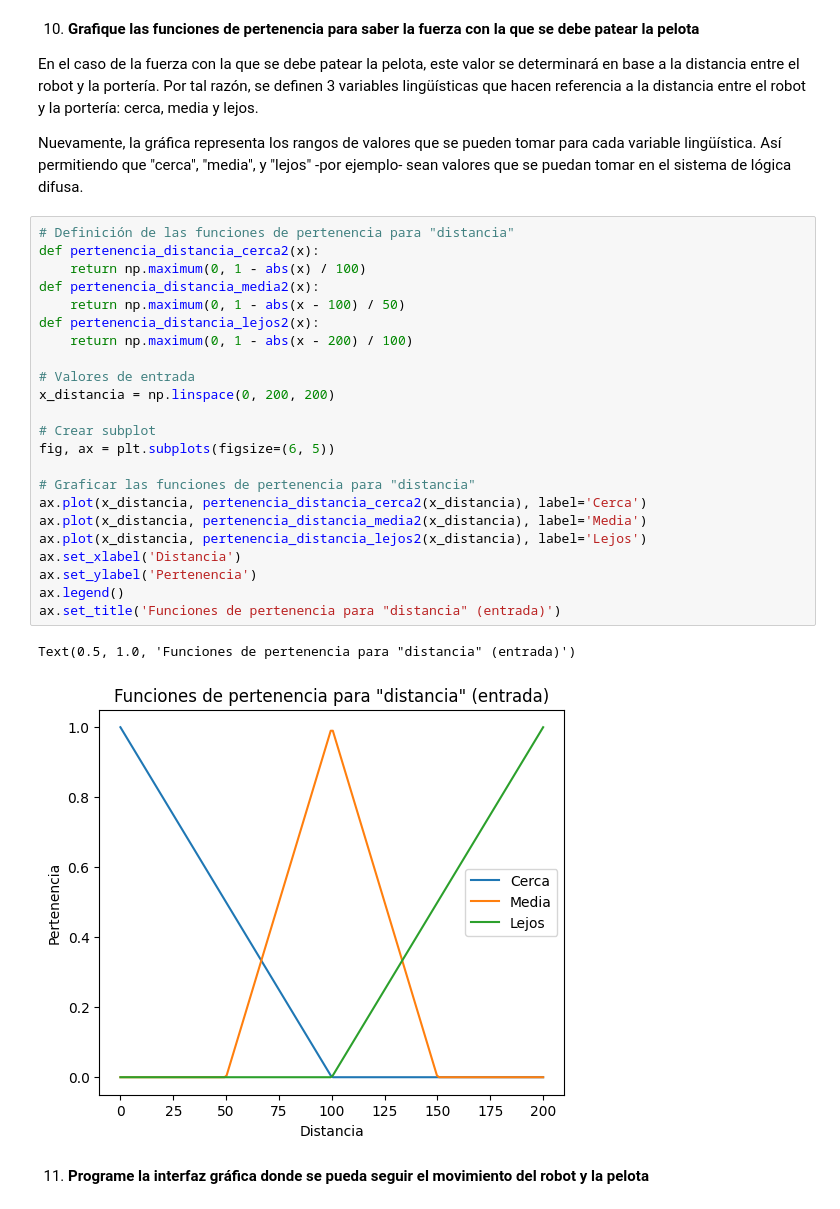
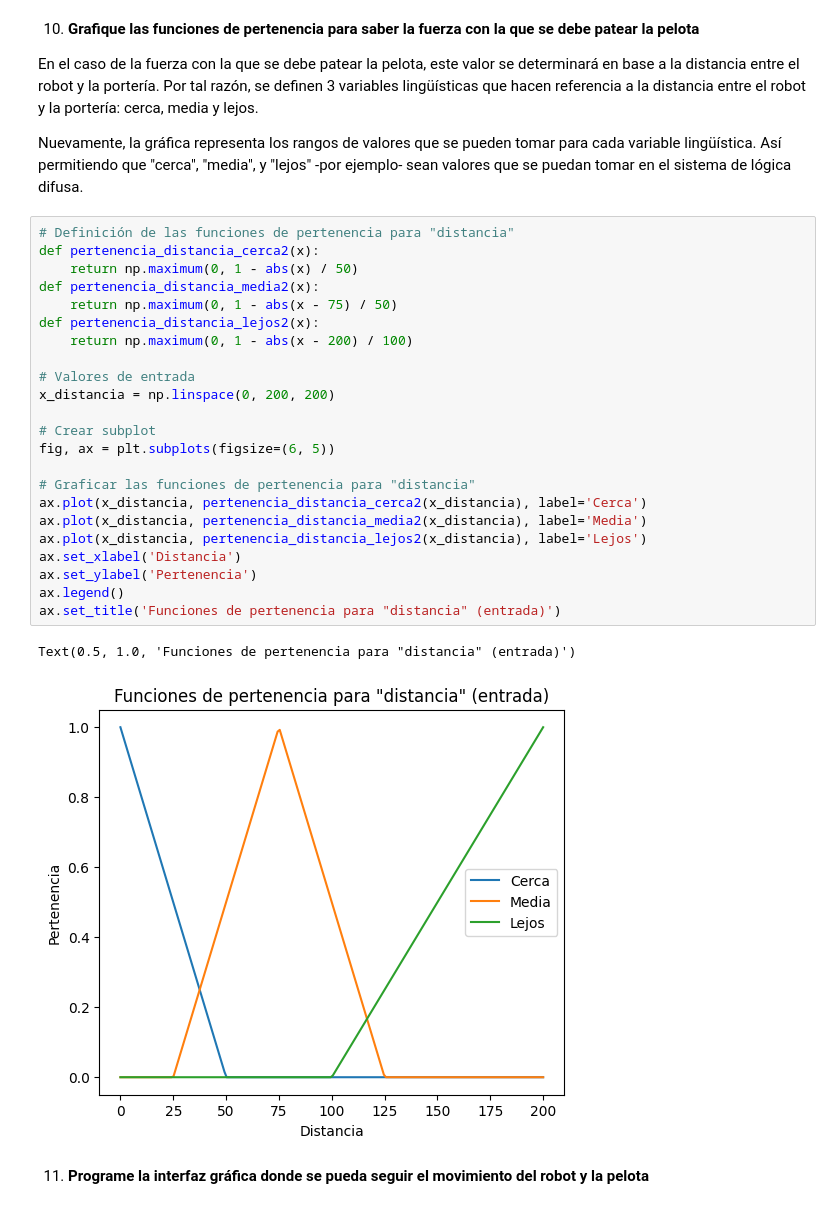
Before and after one commit to 20Candy/lab9_modsim, a Jupyter notebook: main.ipynb, the cells around one changed output. Saved outputs shown, nothing was run; the diff lists cells and outputs as text.

```diff
--- a/main.ipynb
+++ b/main.ipynb
@@ -150,29 +147,29 @@ Nuevamente, la gráfica representa los rangos de valores que se pueden tomar par
 # %%
 # Definición de las funciones de pertenencia para "distancia"
 def pertenencia_distancia_cerca2(x):
-    return np.maximum(0, 1 - abs(x) / 100)
+    return np.maximum(0, 1 - abs(x) / 50)
 def pertenencia_distancia_media2(x):
-    return np.maximum(0, 1 - abs(x - 100) / 50)
+    return np.maximum(0, 1 - abs(x - 75) / 50)
 def pertenencia_distancia_lejos2(x):
     return np.maximum(0, 1 - abs(x - 200) / 100)
 
 # Valores de entrada
 x_distancia = np.linspace(0, 200, 200)
 
 # Crear subplot
 fig, ax = plt.subplots(figsize=(6, 5))
 
 # Graficar las funciones de pertenencia para "distancia"
 ax.plot(x_distancia, pertenencia_distancia_cerca2(x_distancia), label='Cerca')
 ax.plot(x_distancia, pertenencia_distancia_media2(x_distancia), label='Media')
 ax.plot(x_distancia, pertenencia_distancia_lejos2(x_distancia), label='Lejos')
 ax.set_xlabel('Distancia')
 ax.set_ylabel('Pertenencia')
 ax.legend()
 ax.set_title('Funciones de pertenencia para "distancia" (entrada)')
 # %% [output]
 Text(0.5, 1.0, 'Funciones de pertenencia para "distancia" (entrada)')
-[figure, old version]
+[figure, new version]
 # %% [markdown]
 11. **Programe la interfaz gráfica donde se pueda seguir el movimiento del robot y la pelota**
 # %%
```
Also changed, not shown: parts of 3 cells of this notebook.
